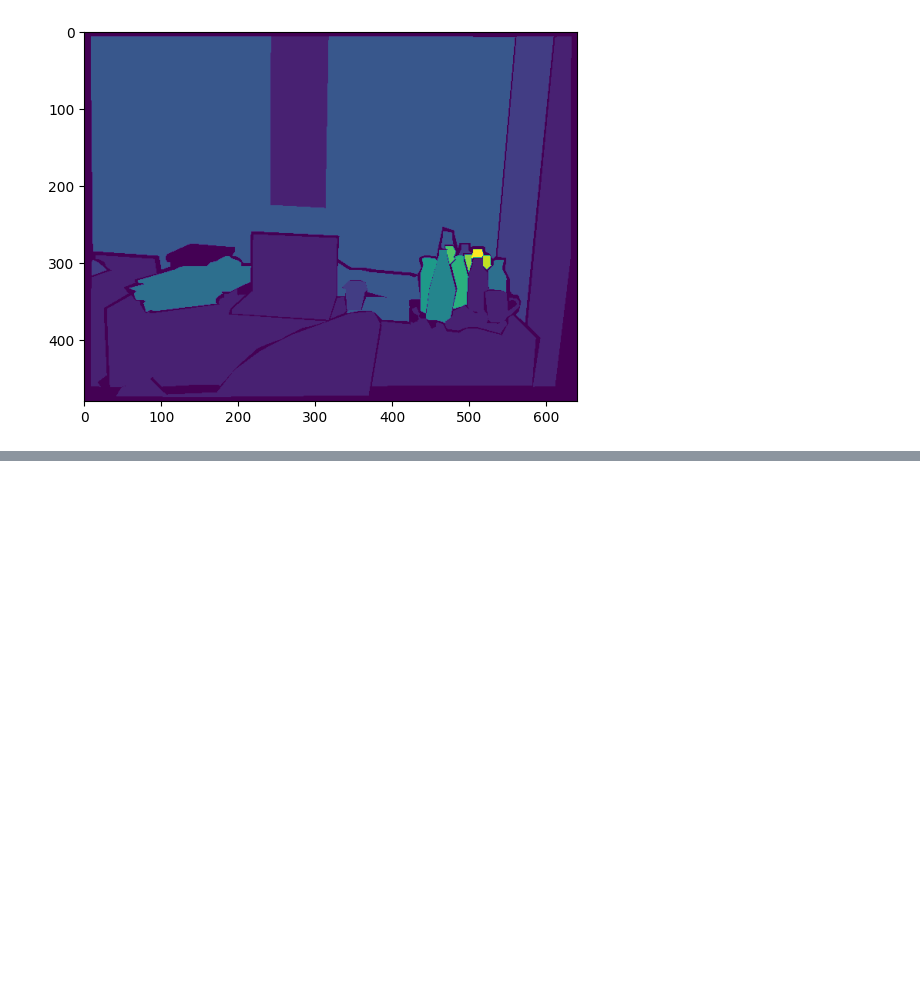
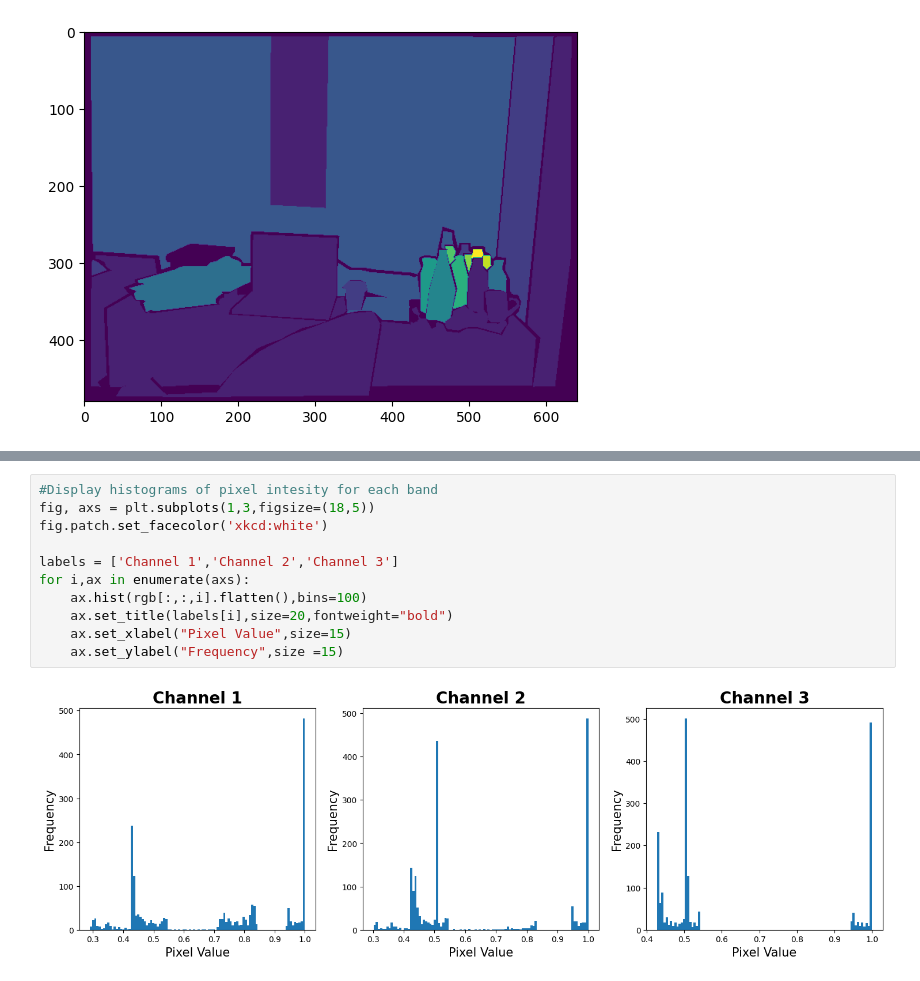
Before and after one commit to ek234/RCNN-depth-py, a Jupyter notebook: process_dataset.ipynb, the cells around one changed output, grey strips where cells are left out. Saved outputs shown, nothing was run; the diff lists cells and outputs as text; blank space fills up the shorter version.

Commit message:
channel info

```diff
--- a/process_dataset.ipynb
+++ b/process_dataset.ipynb
@@ -197,0 +213,13 @@ plt.imshow(instance_npy)
+# %%
+#Display histograms of pixel intesity for each band
+fig, axs = plt.subplots(1,3,figsize=(18,5))
+fig.patch.set_facecolor('xkcd:white')
+
+labels = ['Channel 1','Channel 2','Channel 3']
+for i,ax in enumerate(axs):
+    ax.hist(rgb[:,:,i].flatten(),bins=100)
+    ax.set_title(labels[i],size=20,fontweight="bold")
+    ax.set_xlabel("Pixel Value",size=15)
+    ax.set_ylabel("Frequency",size =15)
+# %% [output]
+[figure, added]
```
Also changed, not shown: parts of 2 cells of this notebook.
